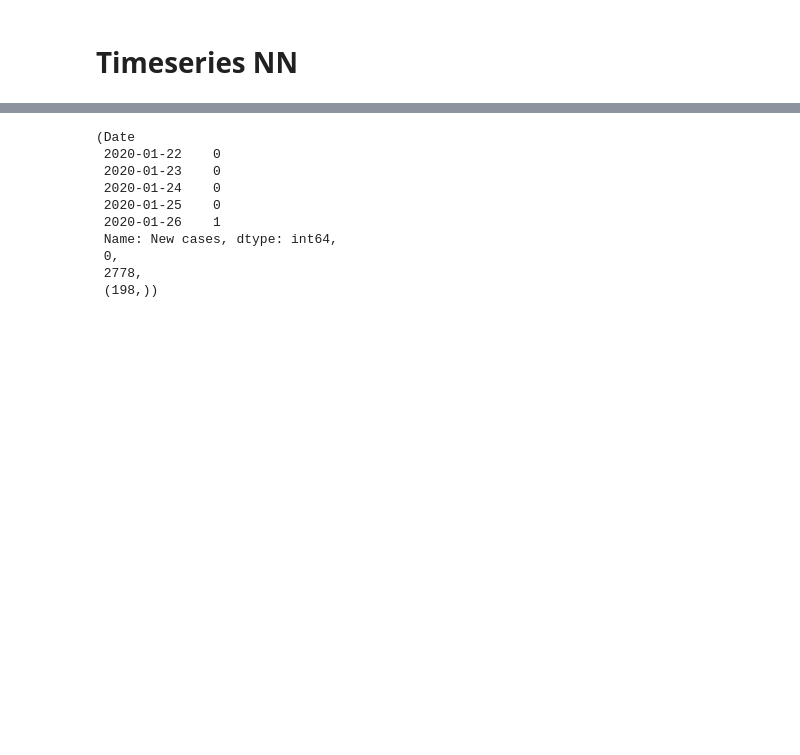
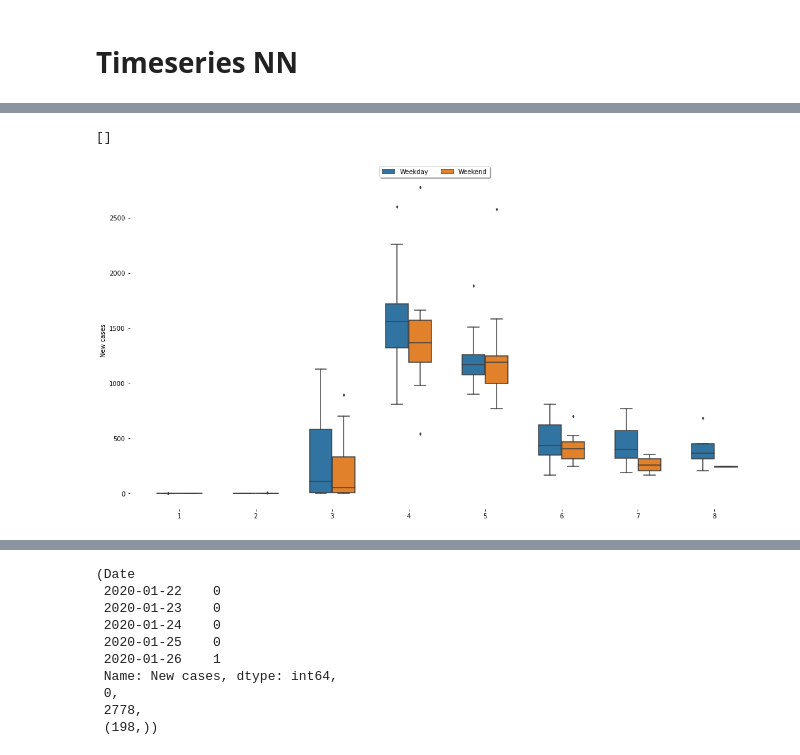
Before and after one commit to kiranrawat/Covid-19-diagnosis-and-its-clinical-spectrum, a Jupyter notebook: Timeseries NN Covid.ipynb, the cells around one changed output, grey strips where cells are left out. Cells and saved outputs as stored; diff of their text form; code cells hidden in the pictures; blank space fills up the shorter version.

```diff
--- a/Timeseries NN Covid.ipynb
+++ b/Timeseries NN Covid.ipynb
@@ -20,0 +46,17 @@ covid_data.head()
+# %%
+# plt.figure(figure(15,20))
+dic={0:'Weekend',1:'Weekday'}
+covid_data['Day'] = covid_data.weekday.map(dic)
+
+a=plt.figure(figsize=(15,8))
+plt1=sns.boxplot('month','New cases',hue='Day',width=0.6,fliersize=3,
+                    data=covid_data)
+a.legend(loc='upper center', bbox_to_anchor=(0.5, 1.00), shadow=True, ncol=2)
+sns.despine(left=True, bottom=True)
+plt.xlabel('')
+plt.tight_layout()
+plt.legend().set_visible(False);
+plt.plot(figsize=(16,10))
+# %% [output]
+[]
+[figure, added]
```
Also changed, not shown: parts of 20 cells of this notebook.
